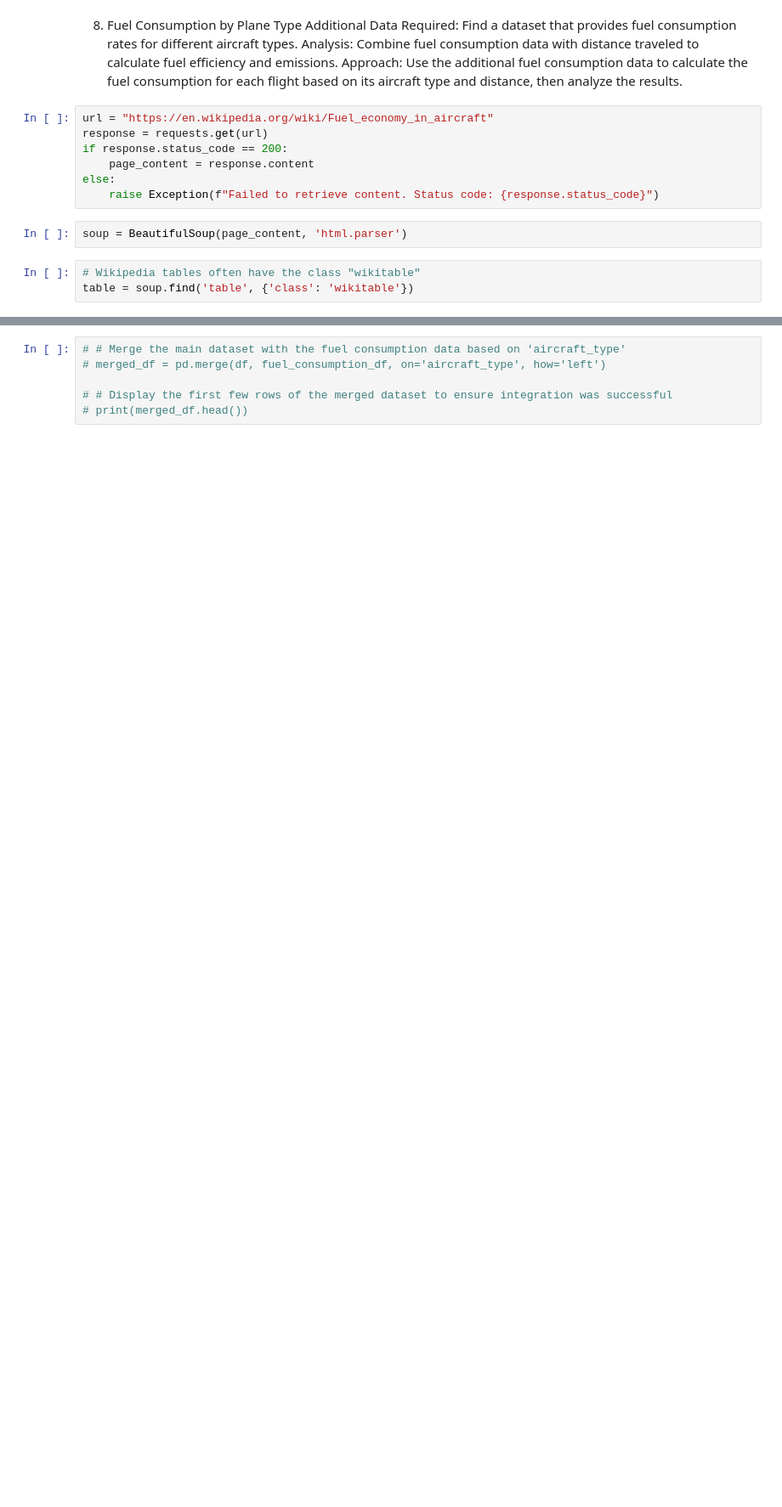
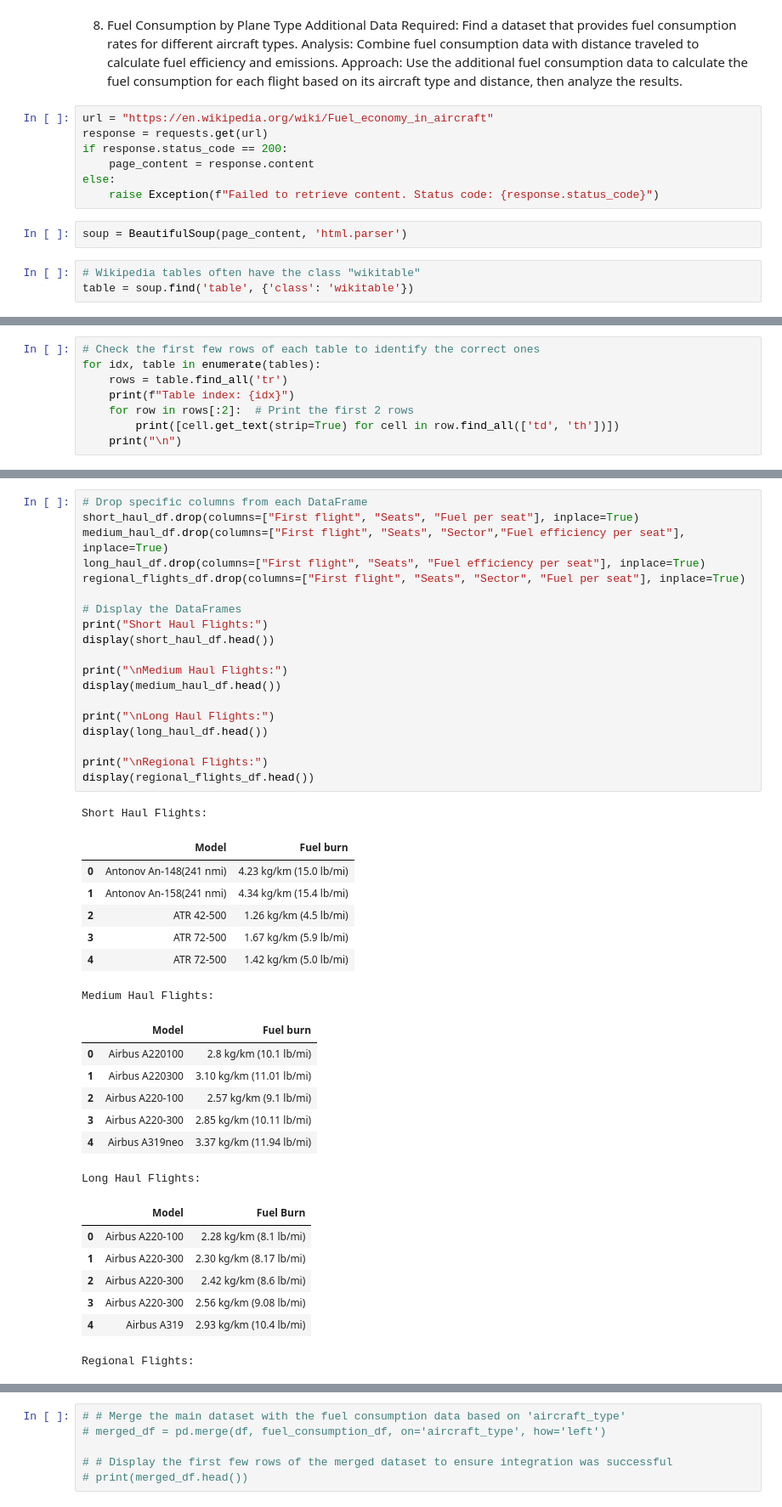
Before and after one commit to Josepdmo/Sky_Track_Project, a Jupyter notebook: Main.ipynb, the cells around one changed output, grey strips where cells are left out. Shown at 85% size. Drawn from its saved outputs; the diff is of its cells as text; blank space fills up the shorter version.

```diff
--- a/Main.ipynb
+++ b/Main.ipynb
@@ -636,0 +563,8 @@ fuel_consumption_df
+# %%
+# Check the first few rows of each table to identify the correct ones
+for idx, table in enumerate(tables):
+    rows = table.find_all('tr')
+    print(f"Table index: {idx}")
+    for row in rows[:2]:  # Print the first 2 rows
+        print([cell.get_text(strip=True) for cell in row.find_all(['td', 'th'])])
+    print("\n")
@@ -636,0 +668,42 @@ fuel_consumption_df
+# %%
+# Drop specific columns from each DataFrame
+short_haul_df.drop(columns=["First flight", "Seats", "Fuel per seat"], inplace=True)
+medium_haul_df.drop(columns=["First flight", "Seats", "Sector","Fuel efficiency per seat"], inplace=True)
+long_haul_df.drop(columns=["First flight", "Seats", "Fuel efficiency per seat"], inplace=True)
+regional_flights_df.drop(columns=["First flight", "Seats", "Sector", "Fuel per seat"], inplace=True)
+
+# Display the DataFrames
+print("Short Haul Flights:")
+display(short_haul_df.head())
+
+print("\nMedium Haul Flights:")
+display(medium_haul_df.head())
+
+print("\nLong Haul Flights:")
+display(long_haul_df.head())
+
+print("\nRegional Flights:")
+display(regional_flights_df.head())
+# %% [output]
+Short Haul Flights:
+|  | Model | Fuel burn |
+| 0 | Antonov An-148(241 nmi) | 4.23 kg/km (15.0 lb/mi) |
+| 1 | Antonov An-158(241 nmi) | 4.34 kg/km (15.4 lb/mi) |
+| 2 | ATR 42-500 | 1.26 kg/km (4.5 lb/mi) |
+| 3 | ATR 72-500 | 1.67 kg/km (5.9 lb/mi) |
+| 4 | ATR 72-500 | 1.42 kg/km (5.0 lb/mi) |
+Medium Haul Flights:
+|  | Model | Fuel burn |
+| 0 | Airbus A220100 | 2.8 kg/km (10.1 lb/mi) |
+| 1 | Airbus A220300 | 3.10 kg/km (11.01 lb/mi) |
+| 2 | Airbus A220-100 | 2.57 kg/km (9.1 lb/mi) |
+| 3 | Airbus A220-300 | 2.85 kg/km (10.11 lb/mi) |
+| 4 | Airbus A319neo | 3.37 kg/km (11.94 lb/mi) |
+Long Haul Flights:
+|  | Model | Fuel Burn |
+| 0 | Airbus A220-100 | 2.28 kg/km (8.1 lb/mi) |
+| 1 | Airbus A220-300 | 2.30 kg/km (8.17 lb/mi) |
+| 2 | Airbus A220-300 | 2.42 kg/km (8.6 lb/mi) |
+| 3 | Airbus A220-300 | 2.56 kg/km (9.08 lb/mi) |
+| 4 | Airbus A319 | 2.93 kg/km (10.4 lb/mi) |
+Regional Flights:
```
Also changed, not shown: parts of 15 cells of this notebook.
